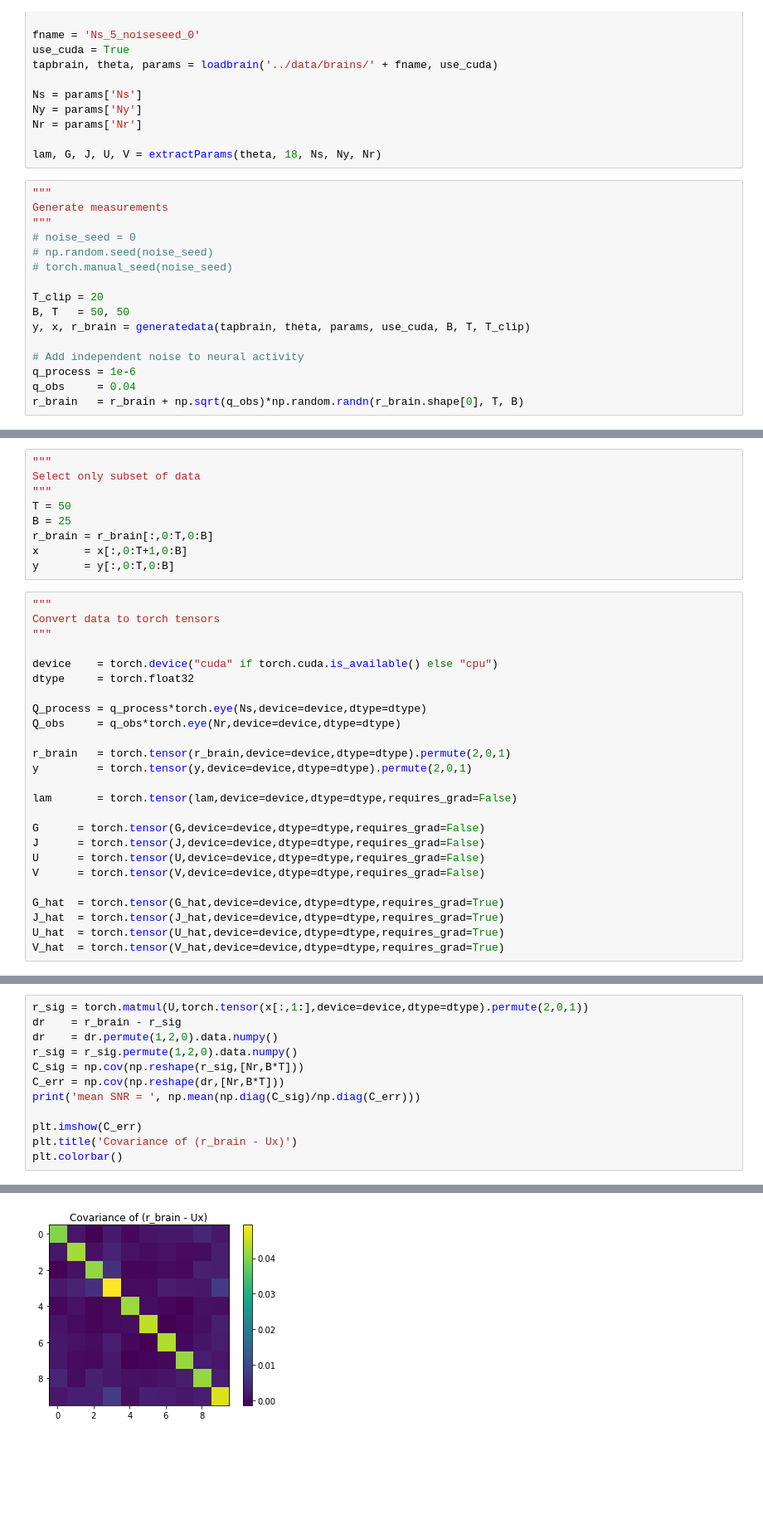
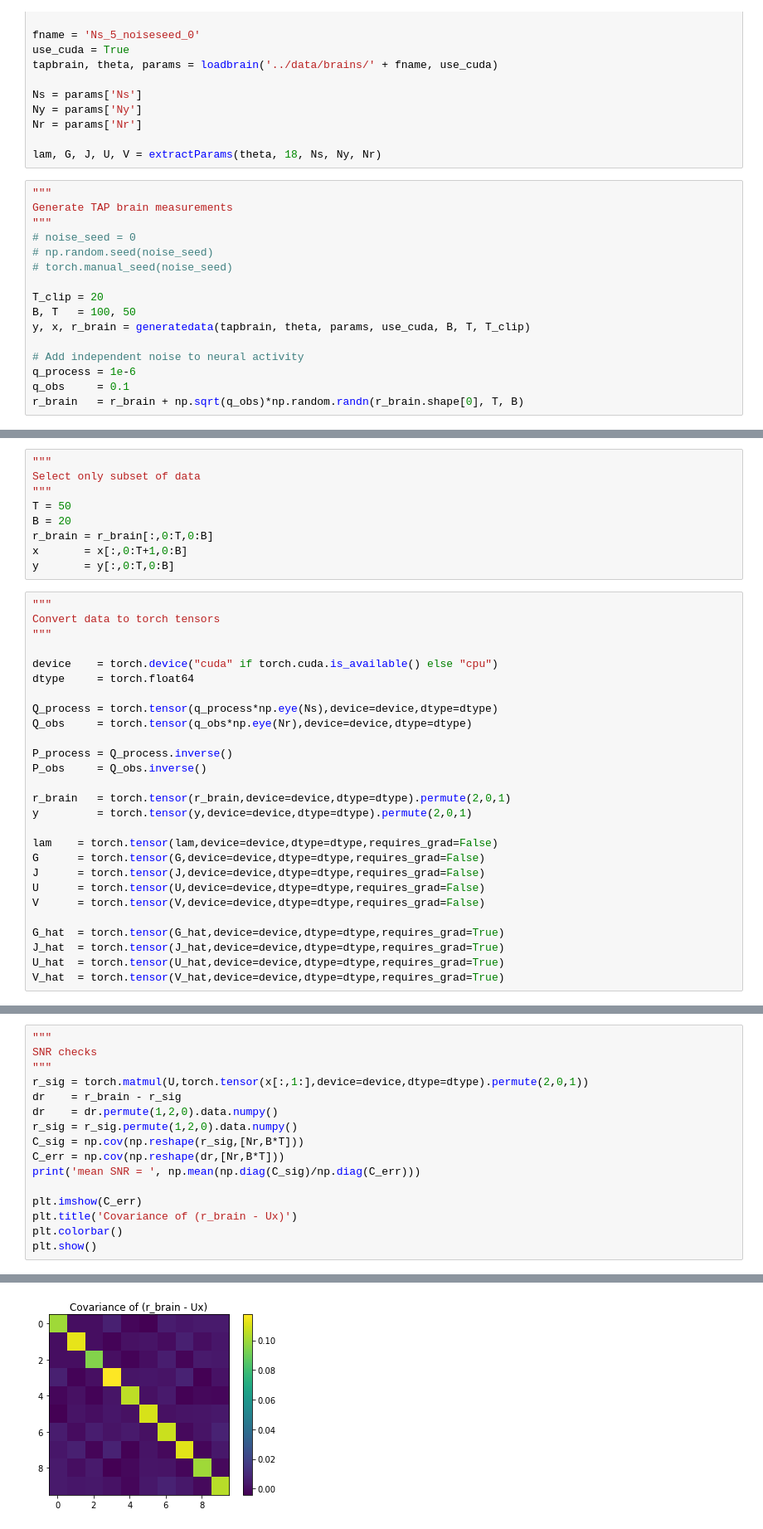
Before and after one commit to XaqLab/InferringInference, a Jupyter notebook: notebooks/InferTAPbrain_torch-demo.ipynb, the cells around one changed output, grey strips where cells are left out. Shown at 83% size. Saved outputs shown, nothing was run; the diff lists cells and outputs as text; blank space fills up the shorter version.

```diff
--- a/notebooks/InferTAPbrain_torch-demo.ipynb
+++ b/notebooks/InferTAPbrain_torch-demo.ipynb
@@ -20,17 +20,17 @@ Nr = params['Nr']
 lam, G, J, U, V = extractParams(theta, 18, Ns, Ny, Nr)
 # %%
 """
-Generate measurements
+Generate TAP brain measurements
 """
 # noise_seed = 0
 # np.random.seed(noise_seed)
 # torch.manual_seed(noise_seed)
 
 T_clip = 20
-B, T   = 50, 50
+B, T   = 100, 50
 y, x, r_brain = generatedata(tapbrain, theta, params, use_cuda, B, T, T_clip)
 
 # Add independent noise to neural activity
 q_process = 1e-6
-q_obs     = 0.04
+q_obs     = 0.1
 r_brain   = r_brain + np.sqrt(q_obs)*np.random.randn(r_brain.shape[0], T, B)
@@ -81,7 +99,7 @@ PermMat_init = np.copy(PermMat)
 Select only subset of data
 """
 T = 50
-B = 25
+B = 20
 r_brain = r_brain[:,0:T,0:B]
 x       = x[:,0:T+1,0:B]
 y       = y[:,0:T,0:B]
@@ -91,16 +109,18 @@ Convert data to torch tensors
 """
 
 device    = torch.device("cuda" if torch.cuda.is_available() else "cpu")
-dtype     = torch.float32
+dtype     = torch.float64
 
-Q_process = q_process*torch.eye(Ns,device=device,dtype=dtype)
-Q_obs     = q_obs*torch.eye(Nr,device=device,dtype=dtype)
+Q_process = torch.tensor(q_process*np.eye(Ns),device=device,dtype=dtype)
+Q_obs     = torch.tensor(q_obs*np.eye(Nr),device=device,dtype=dtype)
+
+P_process = Q_process.inverse()
+P_obs     = Q_obs.inverse()
 
 r_brain   = torch.tensor(r_brain,device=device,dtype=dtype).permute(2,0,1)
 y         = torch.tensor(y,device=device,dtype=dtype).permute(2,0,1)
 
-lam       = torch.tensor(lam,device=device,dtype=dtype,requires_grad=False)
-
+lam    = torch.tensor(lam,device=device,dtype=dtype,requires_grad=False)
 G      = torch.tensor(G,device=device,dtype=dtype,requires_grad=False)
 J      = torch.tensor(J,device=device,dtype=dtype,requires_grad=False)
 U      = torch.tensor(U,device=device,dtype=dtype,requires_grad=False)
@@ -289,4 +315,7 @@ plt.show()
 # %%
+"""
+SNR checks
+"""
 r_sig = torch.matmul(U,torch.tensor(x[:,1:],device=device,dtype=dtype).permute(2,0,1))
 dr    = r_brain - r_sig
 dr    = dr.permute(1,2,0).data.numpy()
@@ -298,4 +327,5 @@ print('mean SNR = ', np.mean(np.diag(C_sig)/np.diag(C_err)))
 plt.imshow(C_err)
 plt.title('Covariance of (r_brain - Ux)')
 plt.colorbar()
+plt.show()
 # %% [output]
@@ -304 +333 @@ mean SNR =  22.848411828728217
-[figure, old version]
+[figure, new version]
```
Also changed, not shown: parts of 10 cells of this notebook, 5 other files.
